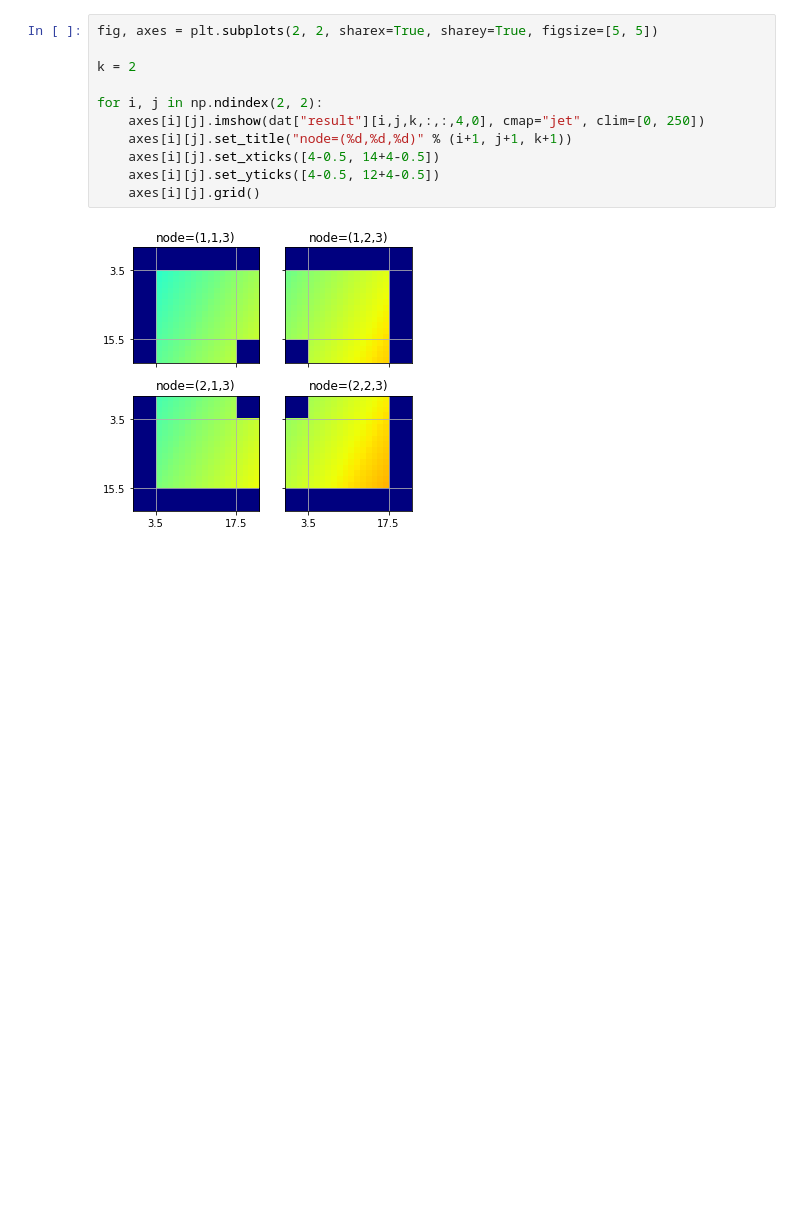
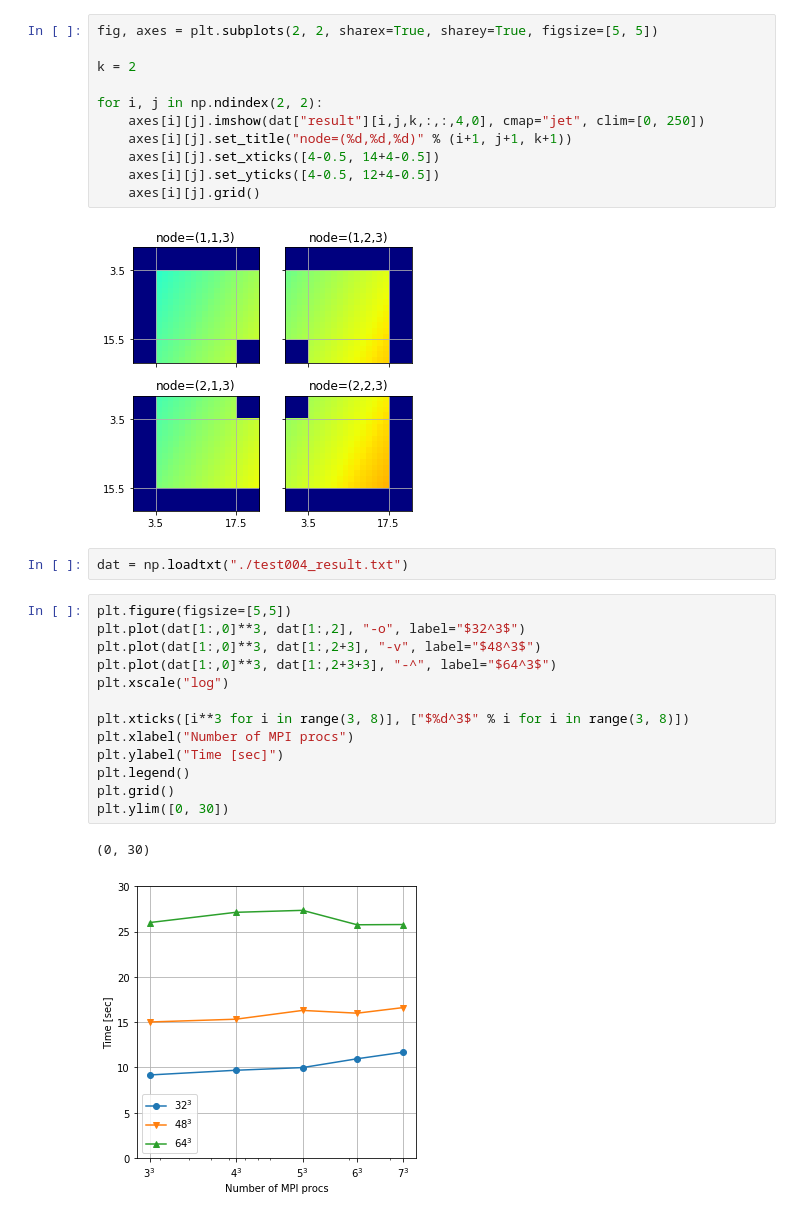
Before and after one commit to uemoto1/sendrecv_grid, a Jupyter notebook: 0212_analysis_of_sendrecv_results.ipynb, the cells around one changed output. Cells and saved outputs as stored; diff of their text form; blank space fills up the shorter version.

```diff
--- a/0212_analysis_of_sendrecv_results.ipynb
+++ b/0212_analysis_of_sendrecv_results.ipynb
@@ -128,3 +128,21 @@ for i, j in np.ndindex(2, 2):
     axes[i][j].grid()
 # %% [output]
 [figure]
+# %%
+dat = np.loadtxt("./test004_result.txt")
+# %%
+plt.figure(figsize=[5,5])
+plt.plot(dat[1:,0]**3, dat[1:,2], "-o", label="$32^3$")
+plt.plot(dat[1:,0]**3, dat[1:,2+3], "-v", label="$48^3$")
+plt.plot(dat[1:,0]**3, dat[1:,2+3+3], "-^", label="$64^3$")
+plt.xscale("log")
+
+plt.xticks([i**3 for i in range(3, 8)], ["$%d^3$" % i for i in range(3, 8)])
+plt.xlabel("Number of MPI procs")
+plt.ylabel("Time [sec]")
+plt.legend()
+plt.grid()
+plt.ylim([0, 30])
+# %% [output]
+(0, 30)
+[figure, added]
```
Also changed, not shown: 1 other file.
